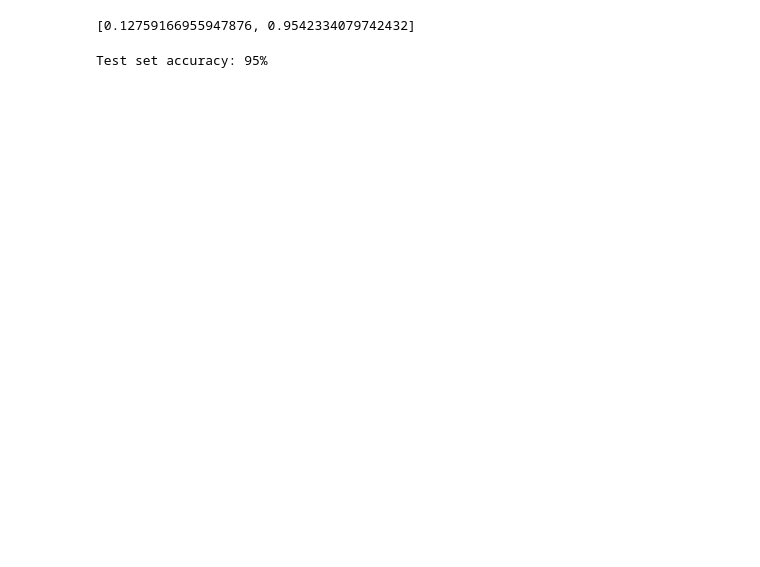
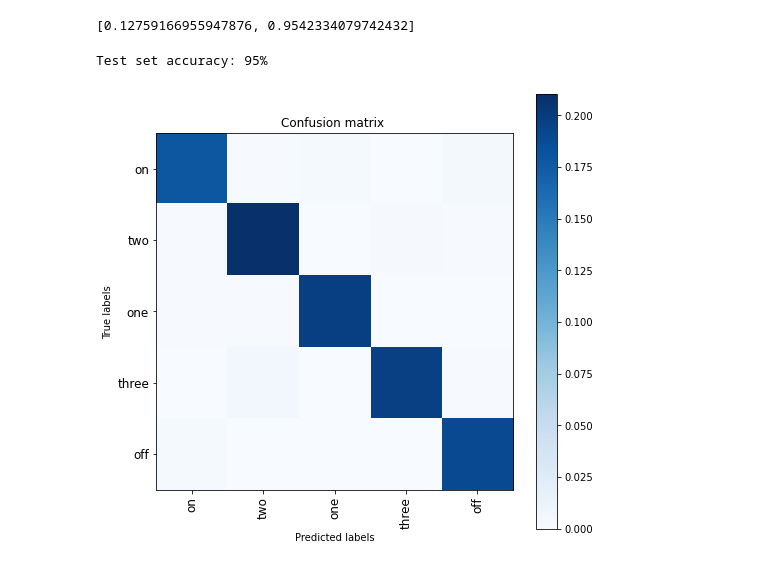
Before and after one commit to Anikin1610/Speech-Command-Recognition-Speaker-dependent-, a Jupyter notebook: speech_recog.ipynb, the cells around one changed output. Saved outputs shown, nothing was run; the diff lists cells and outputs as text; code cells hidden in the pictures; blank space fills up the shorter version.

Commit message:
Added confusion matrix

```diff
--- a/speech_recog.ipynb
+++ b/speech_recog.ipynb
@@ -145,4 +147,7 @@ feature_sets.files
 # %%
+target_npz_name = "targets.npz"
+feature_sets = np.load(target_npz_name)
+feature_sets.files
 x_train = feature_sets['x_train']
 y_train = feature_sets['y_train']
 x_val = feature_sets['x_val']
@@ -251,3 +258,5 @@ models.save_model(model, "cmd_recog_model.h5")
+# %%
+model = keras.models.load_model('cmd_recog_model.h5')
 # %%
 for i in range(100, 110):
     print('Answer:', y_test[i], ' Prediction:', model.predict(np.expand_dims(x_test[i], 0)))
@@ -276,3 +285,22 @@ test_acc = sum(y_pred == y_true) / len(y_true)
 print(f'Test set accuracy: {test_acc:.0%}')
 # %% [output]
 Test set accuracy: 95%
+# %%
+from sklearn.metrics import confusion_matrix
+targets = ['on', 'two', 'one', 'three', 'off']
+y = np.argmax(model.predict(x_val), axis=1)
+cm = confusion_matrix(y_val, y,  normalize="all")
+%matplotlib inline
+plt.close()
+plt.figure(figsize = (8,8))
+plt.imshow(cm, cmap=plt.cm.Blues)
+plt.xlabel("Predicted labels")
+plt.ylabel("True labels")
+plt.xticks(np.arange(0, 5, 1), targets, rotation=90)
+plt.yticks(np.arange(0, 5, 1), targets)
+plt.tick_params(labelsize=12)
+plt.title('Confusion matrix ')
+plt.colorbar()
+plt.show()
+# %% [output]
+[figure, added]
```
Also changed, not shown: parts of 3 cells of this notebook.
